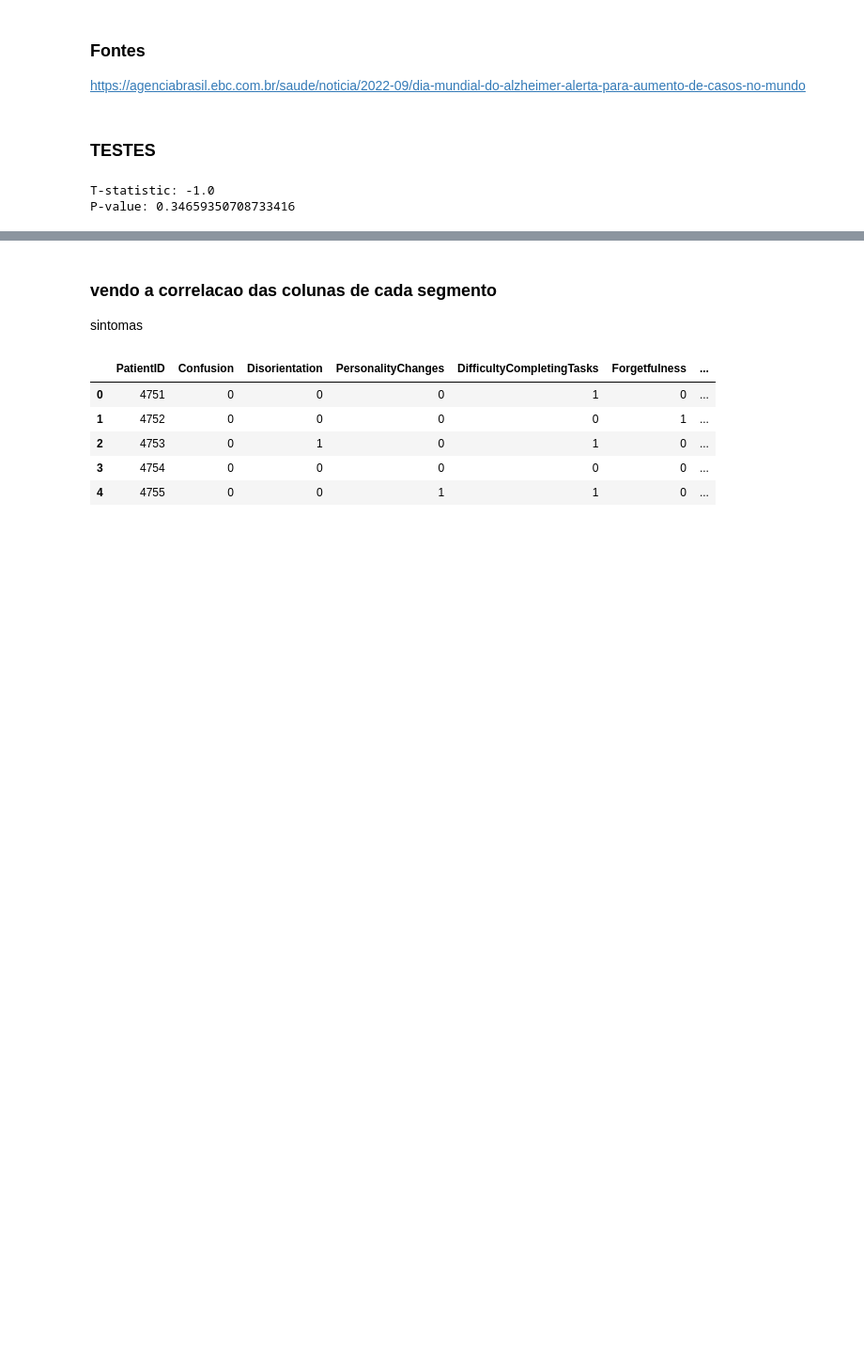
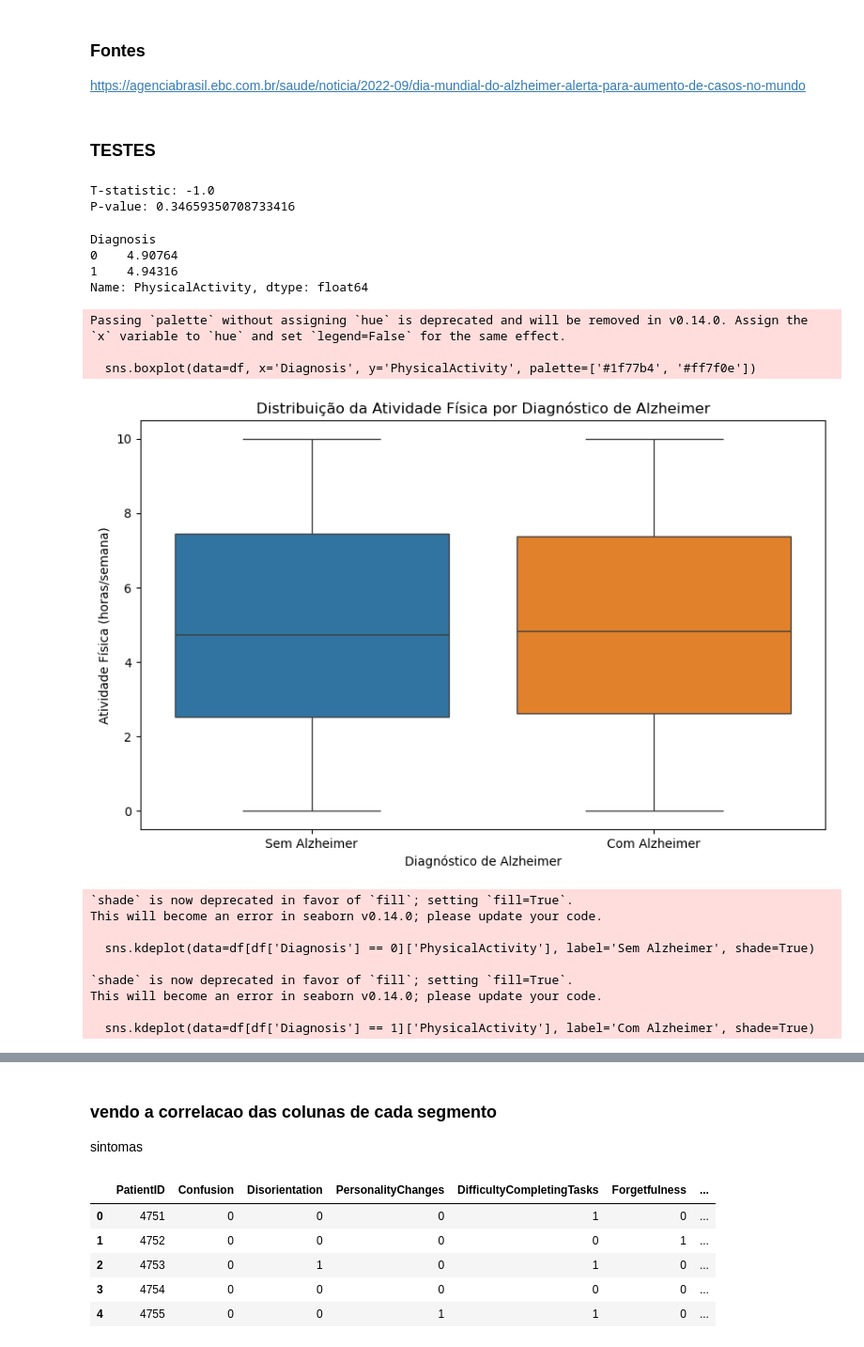
Before and after one commit to pedrolucas27/cdd-alzheimer, a Jupyter notebook: Trabalho1.ipynb, the cells around one changed output, grey strips where cells are left out. Shown at 94% size. Saved outputs shown, nothing was run; the diff lists cells and outputs as text; code cells hidden in the pictures; blank space fills up the shorter version.

```diff
--- a/Trabalho1.ipynb
+++ b/Trabalho1.ipynb
@@ -268,3 +335,48 @@ print(f'P-value: {p_value_adl}')
 # %% [output]
 T-statistic: -1.0
 P-value: 0.34659350708733416
+# %%
+# Existe uma correlação entre atividade física e a presença de Alzheimer?
+mean_scores = data.groupby('Diagnosis')['PhysicalActivity'].mean()
+print(mean_scores)
+# %% [output]
+Diagnosis
+0    4.90764
+1    4.94316
+Name: PhysicalActivity, dtype: float64
+# %%
+import seaborn as sns
+import matplotlib.pyplot as plt
+
+# Boxplot
+plt.figure(figsize=(10, 6))
+sns.boxplot(data=df, x='Diagnosis', y='PhysicalActivity', palette=['#1f77b4', '#ff7f0e'])
+plt.title('Distribuição da Atividade Física por Diagnóstico de Alzheimer')
+plt.xlabel('Diagnóstico de Alzheimer')
+plt.ylabel('Atividade Física (horas/semana)')
+plt.xticks([0, 1], ['Sem Alzheimer', 'Com Alzheimer'])
+plt.show()
+
+# Gráfico de Densidade
+plt.figure(figsize=(10, 6))
+sns.kdeplot(data=df[df['Diagnosis'] == 0]['PhysicalActivity'], label='Sem Alzheimer', shade=True)
+sns.kdeplot(data=df[df['Diagnosis'] == 1]['PhysicalActivity'], label='Com Alzheimer', shade=True)
+plt.title('Densidade da Atividade Física por Diagnóstico de Alzheimer')
+plt.xlabel('Atividade Física (horas/semana)')
+plt.ylabel('Densidade')
+plt.legend()
+plt.show()
+# %% [output]
+Passing `palette` without assigning `hue` is deprecated and will be removed in v0.14.0. Assign the `x` variable to `hue` and set `legend=False` for the same effect.
+
+  sns.boxplot(data=df, x='Diagnosis', y='PhysicalActivity', palette=['#1f77b4', '#ff7f0e'])
+[figure, added]
+`shade` is now deprecated in favor of `fill`; setting `fill=True`.
+This will become an error in seaborn v0.14.0; please update your code.
+
+  sns.kdeplot(data=df[df['Diagnosis'] == 0]['PhysicalActivity'], label='Sem Alzheimer', shade=True)
+
+`shade` is now deprecated in favor of `fill`; setting `fill=True`.
+This will become an error in seaborn v0.14.0; please update your code.
+
+  sns.kdeplot(data=df[df['Diagnosis'] == 1]['PhysicalActivity'], label='Com Alzheimer', shade=True)
```
Also changed, not shown: parts of 16 cells of this notebook.
